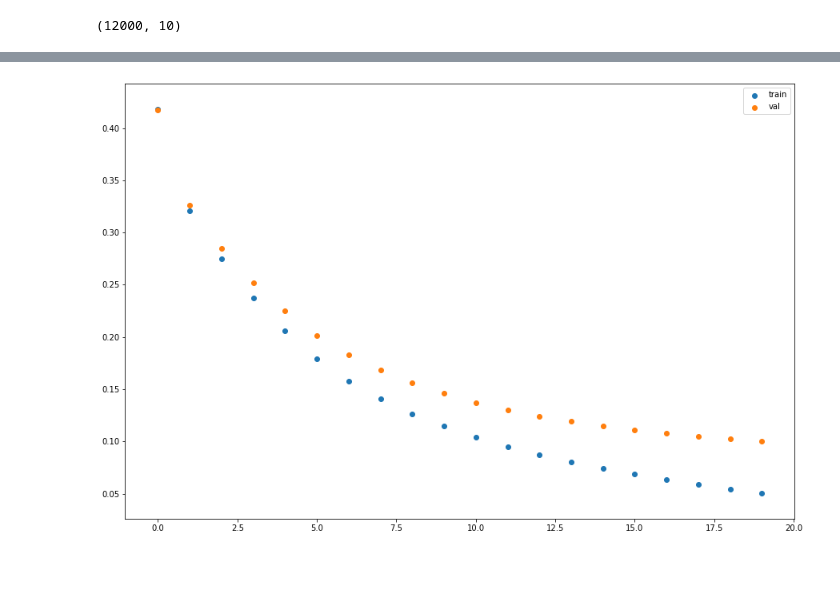
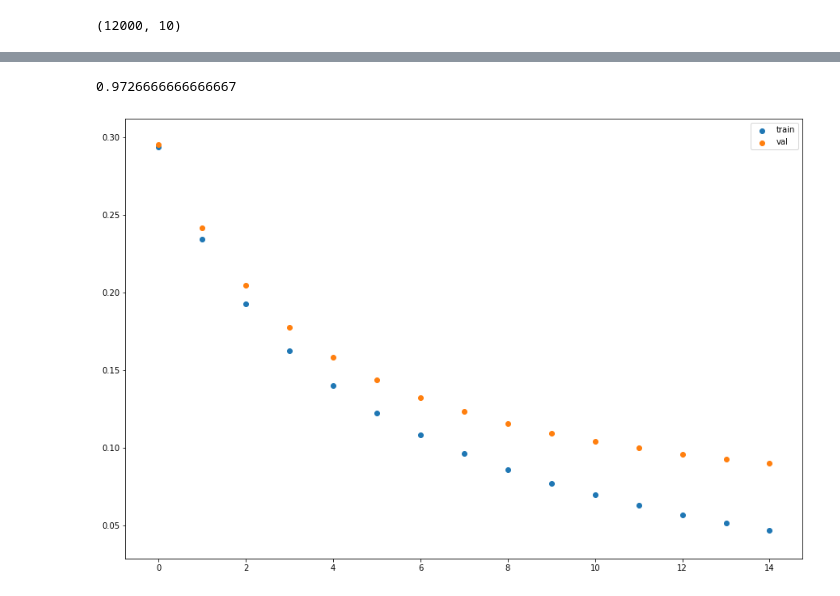
Before and after one commit to syuonez/diveintocode-ml, a Jupyter notebook: ML2001_sprint/sprint9.ipynb, the cells around one changed output, grey strips where cells are left out. Cells and saved outputs as stored; diff of their text form; code cells hidden in the pictures; blank space fills up the shorter version.

```diff
--- a/ML2001_sprint/sprint9.ipynb
+++ b/ML2001_sprint/sprint9.ipynb
@@ -746,0 +779,4 @@ print(m)
+# %%
+dnnr = ScrachDeepNeuralNetworkRegressor(n_epochs=15, batch=20)
+# %%
+dnnr.fit(X_train, y_train, X_val, y_val, val=True)
@@ -779,2 +989,4 @@ ssn_val = ScratchSimpleNeuralNetrowkClassifier()
+# %%
+snnr_xavier = ScrachDeepNeuralNetworkRegressor2(n_epochs=15, batch=20)
 # %%
-ssn_val.fit(X_train,y_train,X_val,y_val, val = True)
+snnr_xavier.fit(X_train, y_train, X_val, y_val, val=True)
@@ -829,10 +1019,14 @@ ssn_val.cost_val
+# %%
+###Accuracy###
+accuracy_score(y_val, predict_xavierbox)
+# %% [output]
+0.9726666666666667
 # %%
-import matplotlib.pyplot as plt
-x=list(range(ssn_val.epoch))
+x2=list(range(snnr_xavier.n_epochs))
 plt.figure(figsize=(15,10))
-plt.scatter(x,ssn_val.cost, label='train')
-plt.scatter(x, ssn_val.cost_val, label='val')
+plt.scatter(x2,snnr_xavier.loss, label='train')
+plt.scatter(x2, snnr_xavier.val_loss, label='val')
 plt.legend()
 plt.show()
 # %% [output]
-[figure, old version]
+[figure, new version]
```
Also changed, not shown: parts of 155 cells of this notebook.
